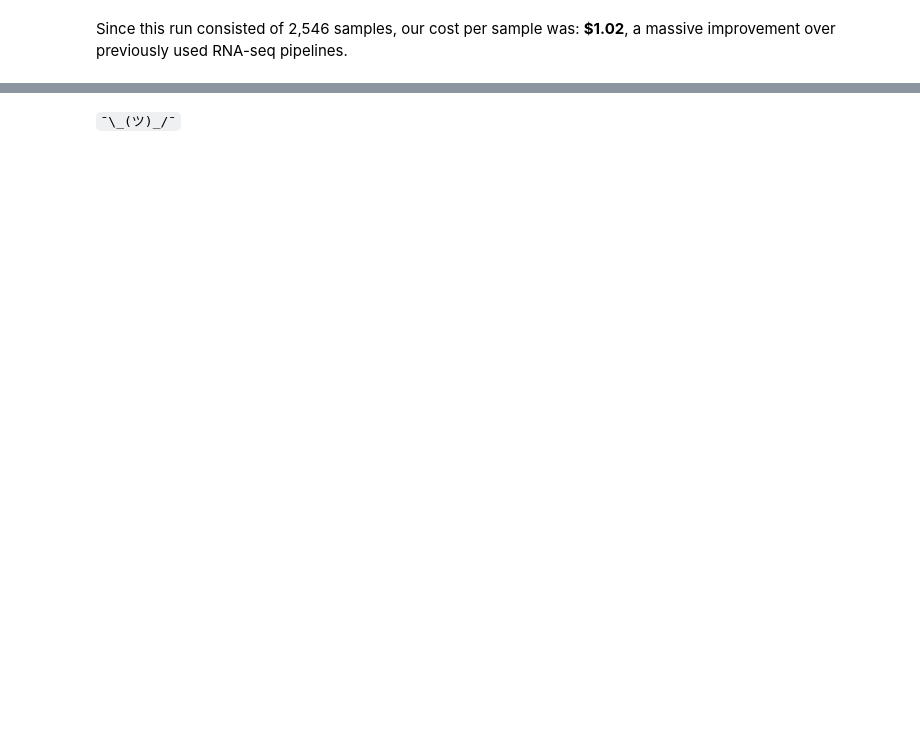
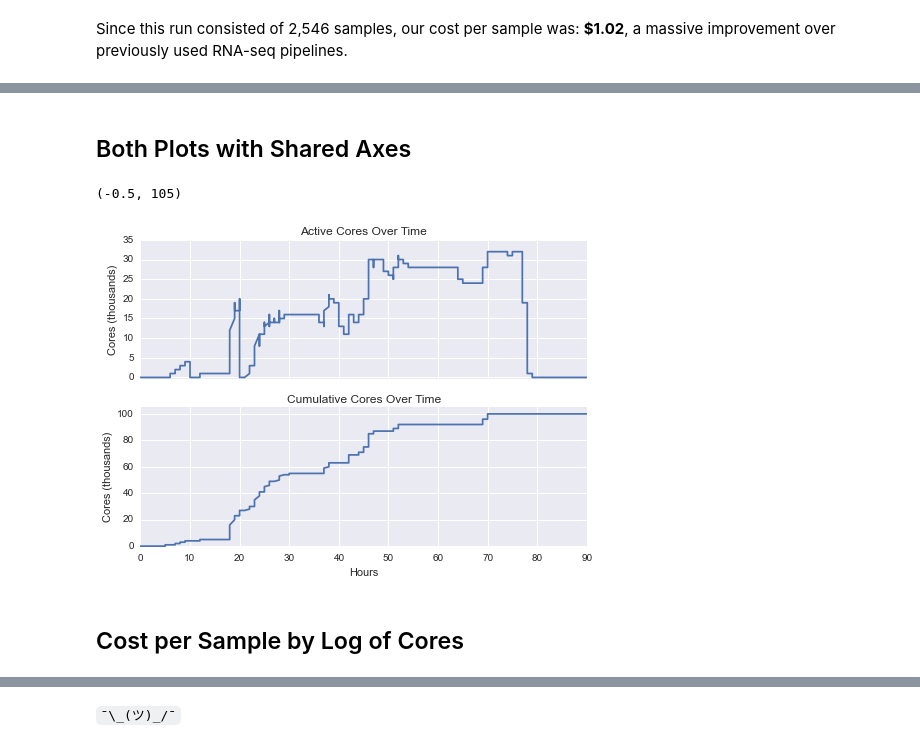
Before and after one commit to jvivian/ipython_notebooks, a Jupyter notebook: parsing_realtime_metrics/Parsing Realtime Metrics.ipynb, the cells around one changed output, grey strips where cells are left out. Drawn from its saved outputs; the diff is of its cells as text; code cells hidden in the pictures; blank space fills up the shorter version.

```diff
--- a/parsing_realtime_metrics/Parsing Realtime Metrics.ipynb
+++ b/parsing_realtime_metrics/Parsing Realtime Metrics.ipynb
@@ -145,0 +348,19 @@ Since this run consisted of 2,546 samples, our cost per sample was: **$1.02**, a
+# %% [markdown]
+## Both Plots with Shared Axes
+# %%
+sns.set_style('darkgrid')
+f, (ax, ax1) = plt.subplots(2, sharex=True)
+ax.plot([x/12 for x in xrange(len(num_cores))], [x/1000 for x in num_cores])
+ax1.plot([x/12 for x in xrange(len(cum_cores))], [x/1000 for x in cum_cores])
+ax.set_ylabel('Cores (thousands)')
+ax.set_title('Active Cores Over Time')
+ax1.set_ylabel('Cores (thousands)')
+ax1.set_title('Cumulative Cores Over Time')
+ax1.set_xlabel('Hours');
+ax.set_ylim([-.5,35])
+ax1.set_ylim([-.5,105])
+# %% [output]
+(-0.5, 105)
+[figure, added]
+# %% [markdown]
+## Cost per Sample by Log of Cores
```
Also changed, not shown: parts of 30 cells of this notebook.
